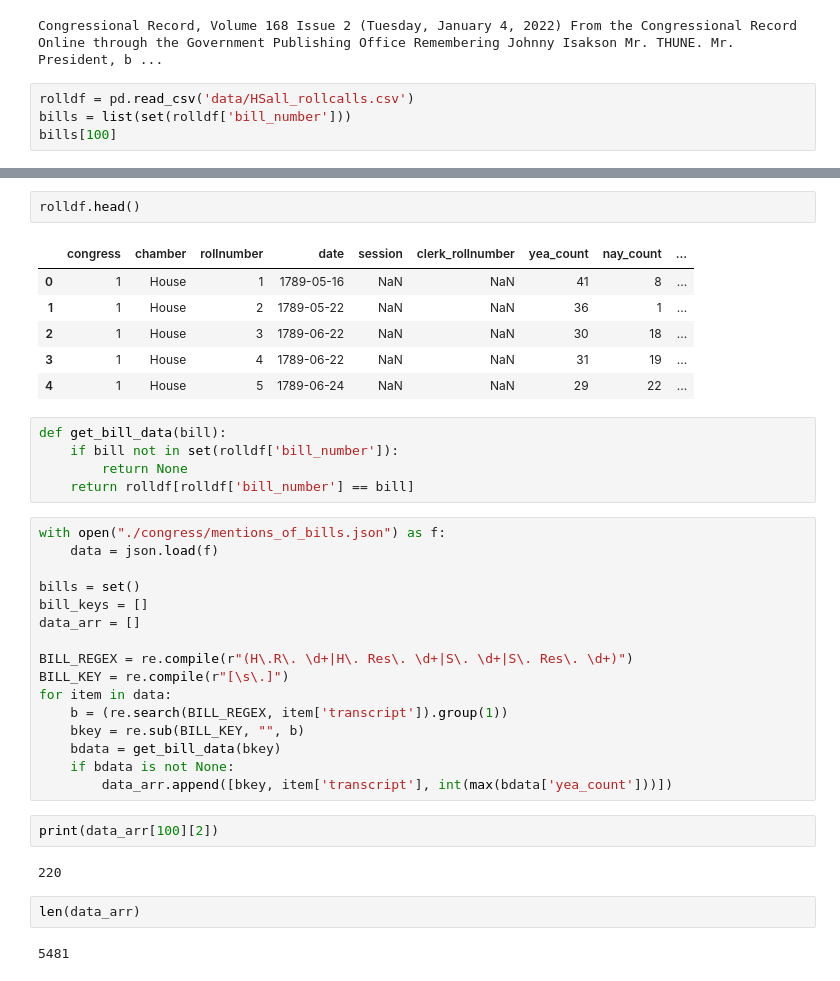
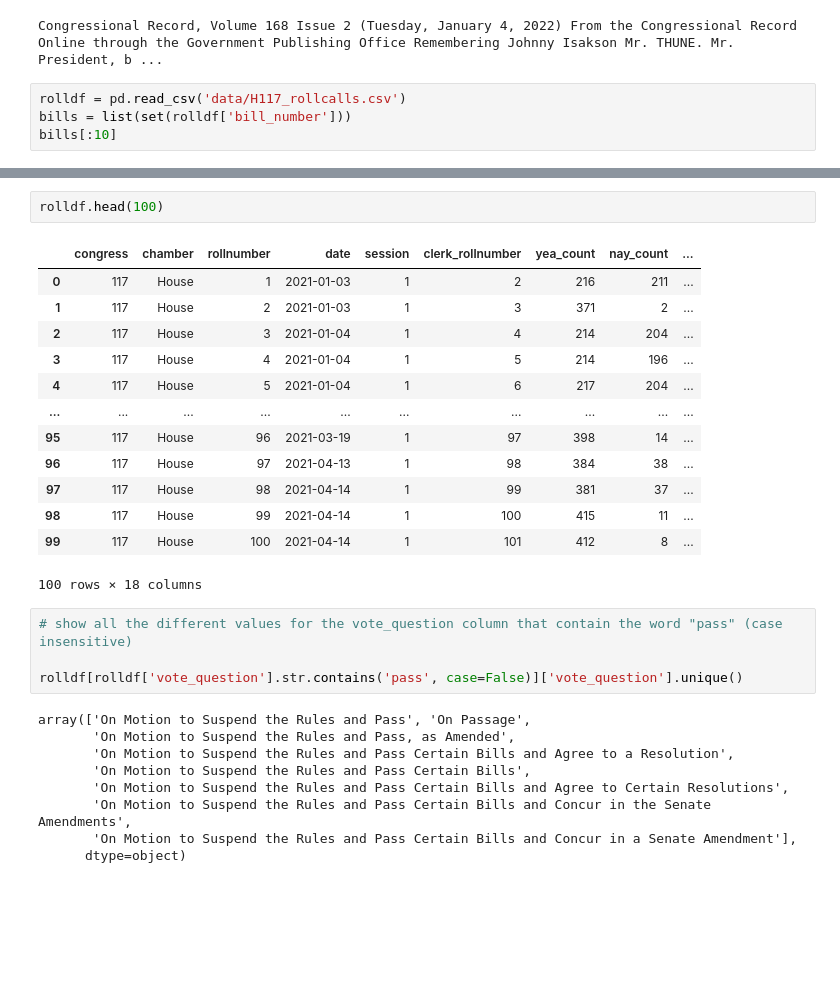
Before and after one commit to Timevdo/CS505-Final-Project, a Jupyter notebook: workbook_transcript.ipynb, the cells around one changed output, grey strips where cells are left out. Drawn from its saved outputs; the diff is of its cells as text; blank space fills up the shorter version.

Commit message:
Pair transcripts and votes

```diff
--- a/workbook_transcript.ipynb
+++ b/workbook_transcript.ipynb
@@ -27,7 +27,7 @@ print(text_arr[0])
 # %% [output]
 Congressional Record, Volume 168 Issue 2 (Tuesday, January 4, 2022) From the Congressional Record Online through the Government Publishing Office Remembering Johnny Isakson Mr. THUNE. Mr. President, b ...
 # %%
-rolldf = pd.read_csv('data/HSall_rollcalls.csv')
+rolldf = pd.read_csv('data/H117_rollcalls.csv')
 bills = list(set(rolldf['bill_number']))
-bills[100]
+bills[:10]
 # %% [output]
@@ -35,38 +44,29 @@ bills[100]
 # %%
-rolldf.head()
+rolldf.head(100)
 # %% [output]
 |  | congress | chamber | rollnumber | date | session | clerk_rollnumber | yea_count | nay_count | ... |
-| 0 | 1 | House | 1 | 1789-05-16 | NaN | NaN | 41 | 8 | ... |
-| 1 | 1 | House | 2 | 1789-05-22 | NaN | NaN | 36 | 1 | ... |
-| 2 | 1 | House | 3 | 1789-06-22 | NaN | NaN | 30 | 18 | ... |
-| 3 | 1 | House | 4 | 1789-06-22 | NaN | NaN | 31 | 19 | ... |
-| 4 | 1 | House | 5 | 1789-06-24 | NaN | NaN | 29 | 22 | ... |
+| 0 | 117 | House | 1 | 2021-01-03 | 1 | 2 | 216 | 211 | ... |
+| 1 | 117 | House | 2 | 2021-01-03 | 1 | 3 | 371 | 2 | ... |
+| 2 | 117 | House | 3 | 2021-01-04 | 1 | 4 | 214 | 204 | ... |
+| 3 | 117 | House | 4 | 2021-01-04 | 1 | 5 | 214 | 196 | ... |
+| 4 | 117 | House | 5 | 2021-01-04 | 1 | 6 | 217 | 204 | ... |
+| ... | ... | ... | ... | ... | ... | ... | ... | ... | ... |
+| 95 | 117 | House | 96 | 2021-03-19 | 1 | 97 | 398 | 14 | ... |
+| 96 | 117 | House | 97 | 2021-04-13 | 1 | 98 | 384 | 38 | ... |
+| 97 | 117 | House | 98 | 2021-04-14 | 1 | 99 | 381 | 37 | ... |
+| 98 | 117 | House | 99 | 2021-04-14 | 1 | 100 | 415 | 11 | ... |
+| 99 | 117 | House | 100 | 2021-04-14 | 1 | 101 | 412 | 8 | ... |
+100 rows × 18 columns
-# %%
-def get_bill_data(bill):
-    if bill not in set(rolldf['bill_number']):
-        return None
-    return rolldf[rolldf['bill_number'] == bill]
-# %%
-with open("./congress/mentions_of_bills.json") as f:
-	data = json.load(f)
-
-bills = set()
-bill_keys = []
-data_arr = []
-
-BILL_REGEX = re.compile(r"(H\.R\. \d+|H\. Res\. \d+|S\. \d+|S\. Res\. \d+)")
-BILL_KEY = re.compile(r"[\s\.]")
-for item in data:
-	b = (re.search(BILL_REGEX, item['transcript']).group(1))
-	bkey = re.sub(BILL_KEY, "", b)
-	bdata = get_bill_data(bkey)
-	if bdata is not None:
-		data_arr.append([bkey, item['transcript'], int(max(bdata['yea_count']))])
-# %%
-print(data_arr[100][2])
-# %% [output]
-220
-# %%
-len(data_arr)
-# %% [output]
-5481
+# %%
+# show all the different values for the vote_question column that contain the word "pass" (case insensitive)
+
+rolldf[rolldf['vote_question'].str.contains('pass', case=False)]['vote_question'].unique()
+# %% [output]
+array(['On Motion to Suspend the Rules and Pass', 'On Passage',
+       'On Motion to Suspend the Rules and Pass, as Amended',
+       'On Motion to Suspend the Rules and Pass Certain Bills and Agree to a Resolution',
+       'On Motion to Suspend the Rules and Pass Certain Bills',
+       'On Motion to Suspend the Rules and Pass Certain Bills and Agree to Certain Resolutions',
+       'On Motion to Suspend the Rules and Pass Certain Bills and Concur in the Senate Amendments',
+       'On Motion to Suspend the Rules and Pass Certain Bills and Concur in a Senate Amendment'],
+      dtype=object)
```
Also changed, not shown: parts of 20 cells of this notebook.
